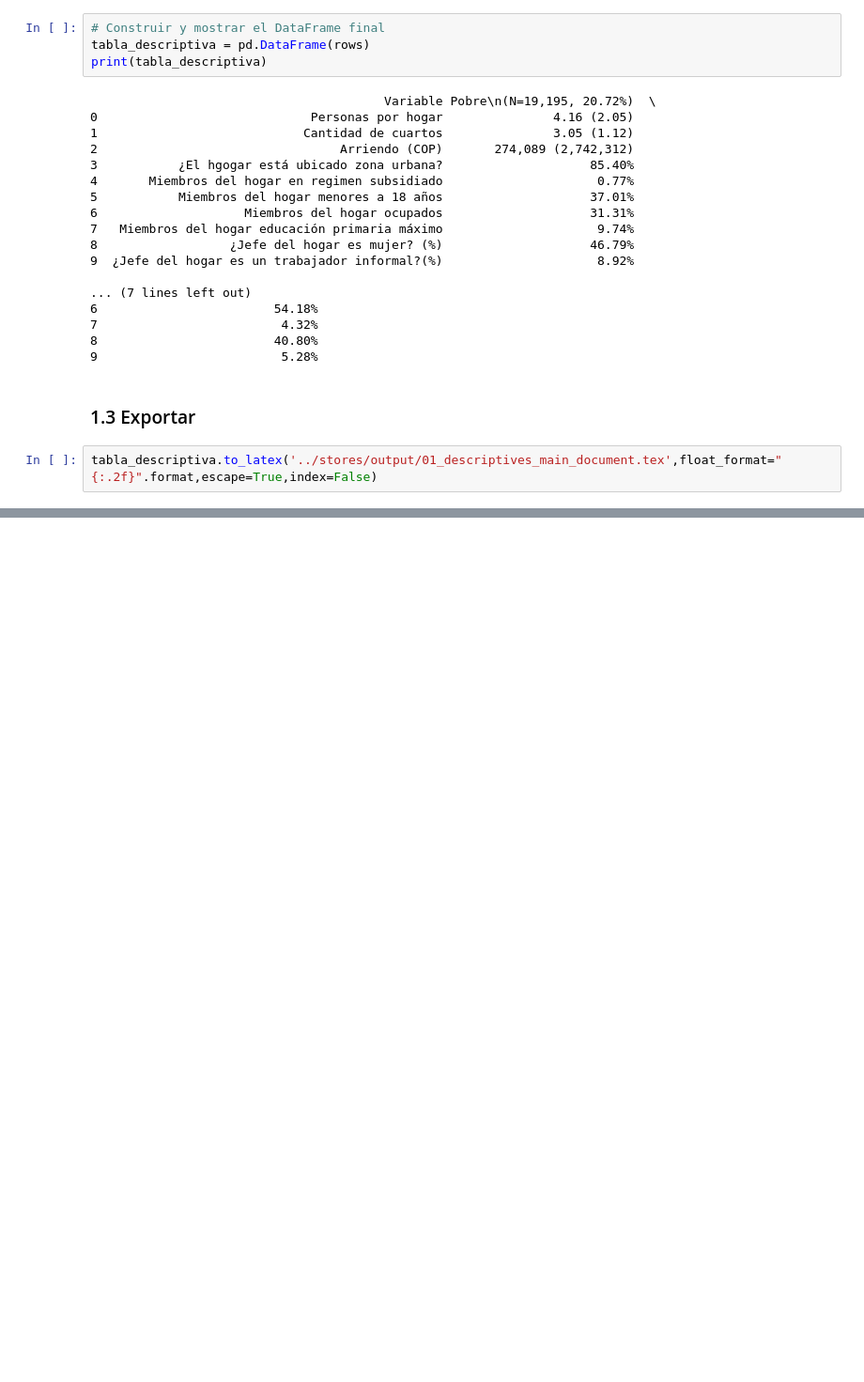
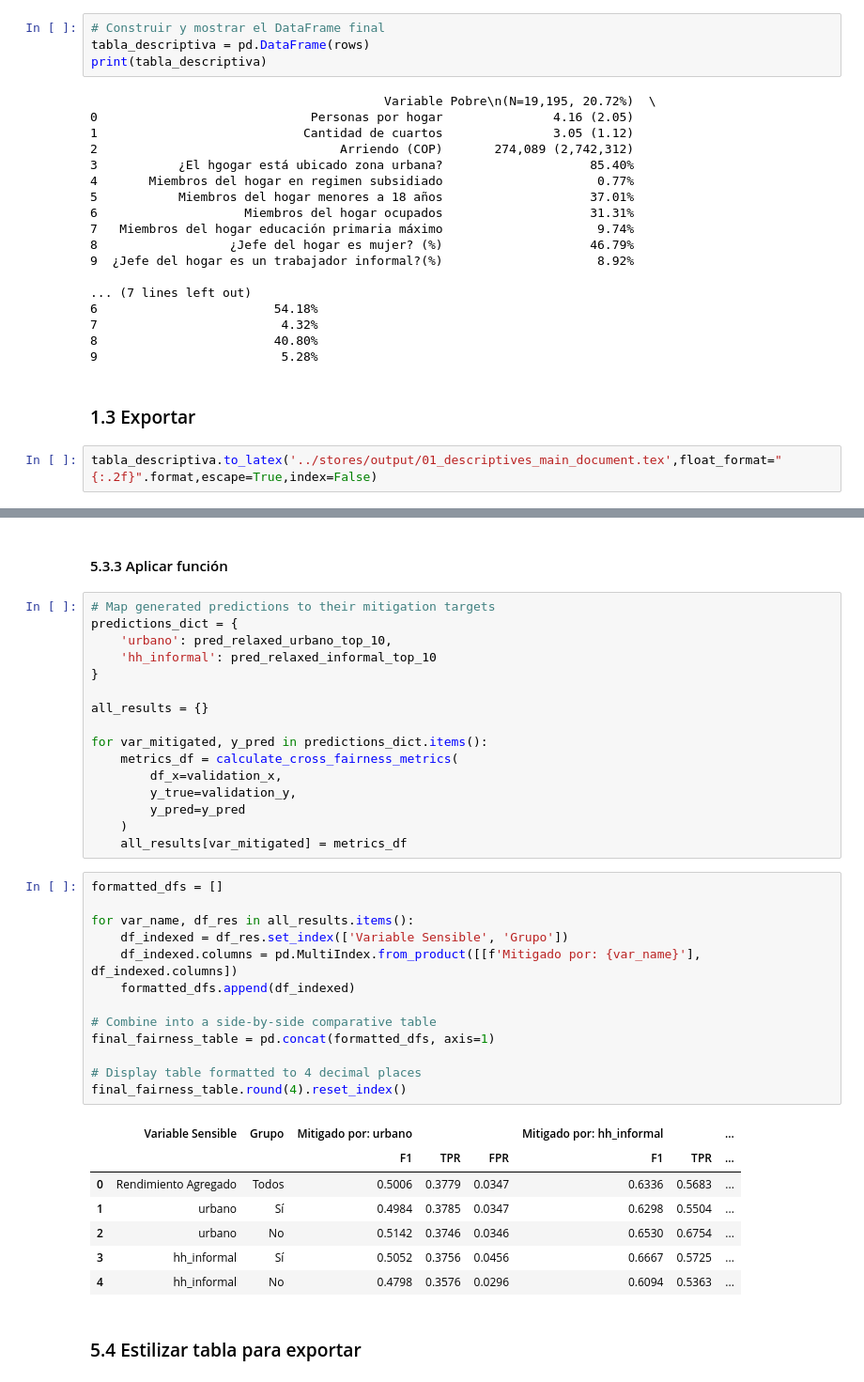
Before and after one commit to AngelCas20/AI-Summer-Audit-Notebook, a Jupyter notebook: notebook/00_main_notebook.ipynb, the cells around one changed output, grey strips where cells are left out. Shown at 94% size. Drawn from its saved outputs; the diff is of its cells as text; blank space fills up the shorter version.

```diff
--- a/notebook/00_main_notebook.ipynb
+++ b/notebook/00_main_notebook.ipynb
@@ -124,0 +685,41 @@ tabla_descriptiva.to_latex('../stores/output/01_descriptives_main_document.tex',
+# %% [markdown]
+#### 5.3.3 Aplicar función
+# %%
+# Map generated predictions to their mitigation targets
+predictions_dict = {
+    'urbano': pred_relaxed_urbano_top_10,
+    'hh_informal': pred_relaxed_informal_top_10
+}
+
+all_results = {}
+
+for var_mitigated, y_pred in predictions_dict.items():
+    metrics_df = calculate_cross_fairness_metrics(
+        df_x=validation_x,
+        y_true=validation_y,
+        y_pred=y_pred
+    )
+    all_results[var_mitigated] = metrics_df
+# %%
+formatted_dfs = []
+
+for var_name, df_res in all_results.items():
+    df_indexed = df_res.set_index(['Variable Sensible', 'Grupo'])
+    df_indexed.columns = pd.MultiIndex.from_product([[f'Mitigado por: {var_name}'], df_indexed.columns])
+    formatted_dfs.append(df_indexed)
+
+# Combine into a side-by-side comparative table
+final_fairness_table = pd.concat(formatted_dfs, axis=1)
+
+# Display table formatted to 4 decimal places
+final_fairness_table.round(4).reset_index()
+# %% [output]
+|  | Variable Sensible | Grupo | Mitigado por: urbano |  |  | Mitigado por: hh_informal |  | ... |
+|  |  |  | F1 | TPR | FPR | F1 | TPR | ... |
+| 0 | Rendimiento Agregado | Todos | 0.5006 | 0.3779 | 0.0347 | 0.6336 | 0.5683 | ... |
+| 1 | urbano | Sí | 0.4984 | 0.3785 | 0.0347 | 0.6298 | 0.5504 | ... |
+| 2 | urbano | No | 0.5142 | 0.3746 | 0.0346 | 0.6530 | 0.6754 | ... |
+| 3 | hh_informal | Sí | 0.5052 | 0.3756 | 0.0456 | 0.6667 | 0.5725 | ... |
+| 4 | hh_informal | No | 0.4798 | 0.3576 | 0.0296 | 0.6094 | 0.5363 | ... |
+# %% [markdown]
+### 5.4 Estilizar tabla para exportar
```
Also changed, not shown: parts of 86 cells of this notebook, 15 other files.
